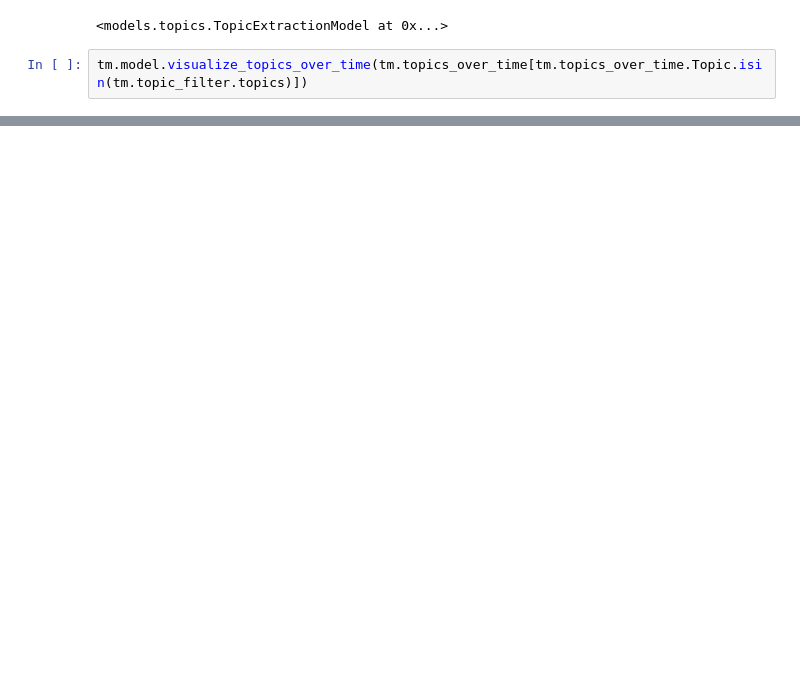
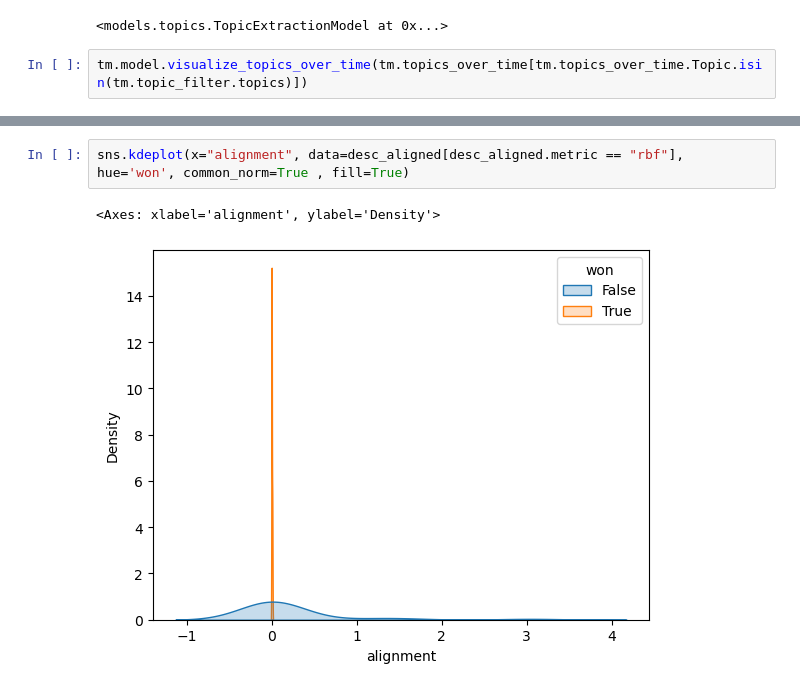
Before and after one commit to raineszm/sff-predict, a Jupyter notebook: notebooks/Topicality.ipynb, the cells around one changed output, grey strips where cells are left out. Drawn from its saved outputs; the diff is of its cells as text; blank space fills up the shorter version.

```diff
--- a/notebooks/Topicality.ipynb
+++ b/notebooks/Topicality.ipynb
@@ -89,0 +98,5 @@ desc_aligned.reset_index().drop(columns=["work_qid", "embedding", "n_win"])
+# %%
+sns.kdeplot(x="alignment", data=desc_aligned[desc_aligned.metric == "rbf"], hue='won', common_norm=True , fill=True)
+# %% [output]
+<Axes: xlabel='alignment', ylabel='Density'>
+[figure, added]
```
Also changed, not shown: parts of 13 cells of this notebook, 3 other files.
